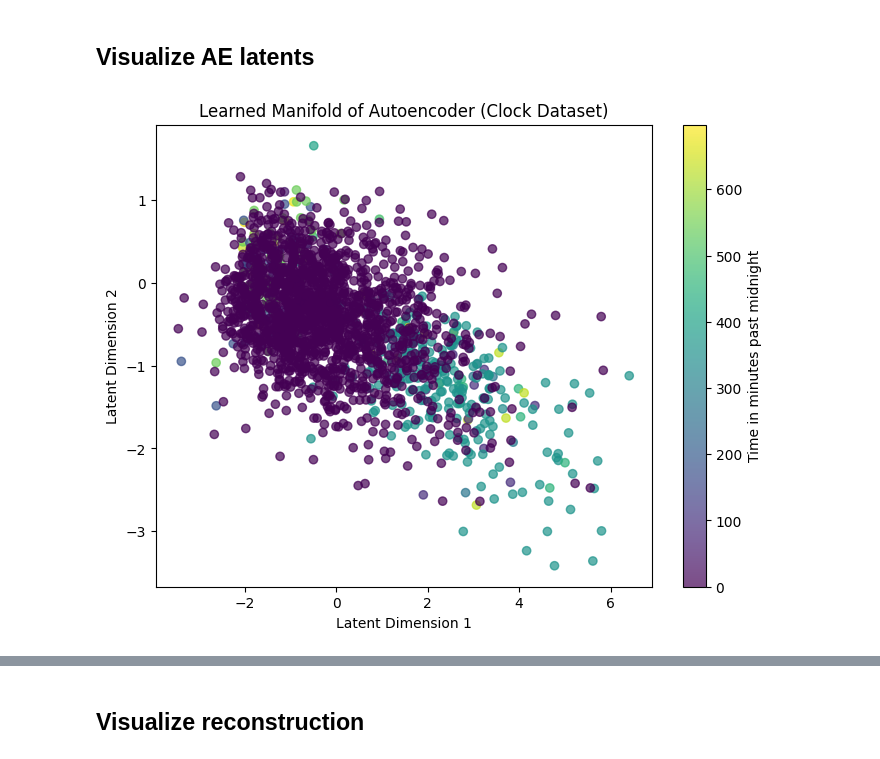
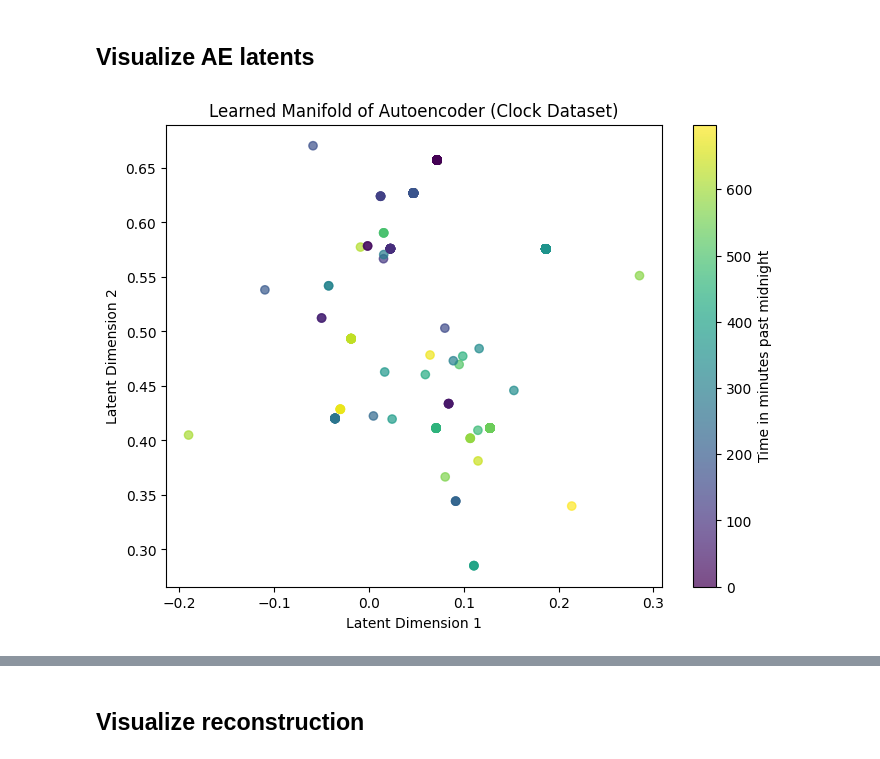
Before and after one commit to uzairname/manifold-learning, a Jupyter notebook: main.ipynb, the cells around one changed output, grey strips where cells are left out. Cells and saved outputs as stored; diff of their text form; code cells hidden in the pictures.

```diff
--- a/main.ipynb
+++ b/main.ipynb
@@ -9,10 +9,11 @@ import torch
 from torch.utils.data import DataLoader
 from datasets.clock import ClockDataset
 import matplotlib.pyplot as plt
+import numpy as np
 
 
 IMG_SIZE = 128
-BATCH_SIZE = 1
+BATCH_SIZE = 64
 data_size = 16
 
 dataset = ClockDataset(len=data_size, img_size=IMG_SIZE, minute_hand_len=1, augment=False, supervised=True)
@@ -21,14 +22,20 @@ dataloader = DataLoader(dataset, batch_size=BATCH_SIZE, shuffle=False, pin_memor
 # visualize 16 images
 fig, axs = plt.subplots(4, 4, figsize=(10, 10))
 fig.tight_layout()
-for i, (img, labels2d, _) in enumerate(dataloader):
-    if i >= 16:
-        break
-    hour = labels2d[0][0] * 12
-    minute = labels2d[0][1] * 60
-    axs[i // 4, i % 4].imshow(img[0].permute(1, 2, 0), cmap='gray')
+batch, labels2d, _ = next(iter(dataloader))
+for i in range(16):
+    img = batch[i].unsqueeze(0)
+    label = labels2d[i].numpy()
+    hour = label[0] * 12
+    minute = label[1] * 60
+    axs[i // 4, i % 4].imshow(img[0].squeeze(), cmap='gray')
     axs[i // 4, i % 4].set_title(f"{hour:.0f}h{minute:.0f}m")
     axs[i // 4, i % 4].axis('off')
+# hour = label[0] * 12
+# minute = label[1] * 60
+# axs[i // 4, i % 4].imshow(img[0], cmap='gray')
+# axs[i // 4, i % 4].set_title(f"{hour:.0f}h{minute:.0f}m")
+# axs[i // 4, i % 4].axis('off')
 
 plt.show()
 # %% [output]
@@ -72,42 +85,51 @@ import numpy as np
 from sklearn.decomposition import PCA
 
 
+model, dataloader = load_model_and_dataset(
+    img_size=64,
+    batch_size=64,
+    out_dim=OUT_DIM,
+    tag='small-autoencoder',
+    postfix='-d14.trace'
+)
+
 # Extract latent representations
 latents = []
 labels = []
 
 with torch.no_grad():
-    for images, label_2d, label_1d in dataloader:
+    for images, labels_2d, labels_1d in dataloader:
         images = images.to(device)
         _, out = model(images)
         latents.append(out.cpu().numpy())
-        labels.append(label_1d.numpy())
+        labels.append(labels_1d.numpy())
 
 latents = np.concatenate(latents, axis=0)
+
 labels = np.concatenate(labels, axis=0) * (12 * 60)  # Denormalize to minutes past midnight
 
 if (OUT_DIM <= 2):
   # Plot latent space
   plt.figure(figsize=(8, 6))
   scatter = plt.scatter(latents[:, 0], labels if OUT_DIM==1 else latents[:,1], c=labels, cmap="viridis", alpha=0.7)
   plt.colorbar(scatter, label="Time in minutes past midnight")
   plt.xlabel("Latent Dimension 1")
   plt.ylabel("Time in minutes past midnight" if OUT_DIM==1 else "Latent Dimension 2")
   plt.title("Learned Manifold of Autoencoder (Clock Dataset)")
   plt.show()
 else:
   # PCA for dimensionality reduction
   pca = PCA(n_components=2)
   latents_2d = pca.fit_transform(latents)
 
   # Plot PCA-reduced latent space
   plt.figure(figsize=(8, 6))
   scatter = plt.scatter(latents_2d[:, 0], latents_2d[:, 1], c=labels, cmap="viridis", alpha=0.7)
   plt.colorbar(scatter, label="Time in minutes past midnight")
   plt.xlabel("PCA Component 1")
   plt.ylabel("PCA Component 2")
 
   plt.title("Learned Manifold of Autoencoder (Clock Dataset)")
   plt.show()
 # %% [output]
-[figure, old version]
+[figure, new version]
```
Also changed, not shown: parts of 4 cells of this notebook, 6 other files.
